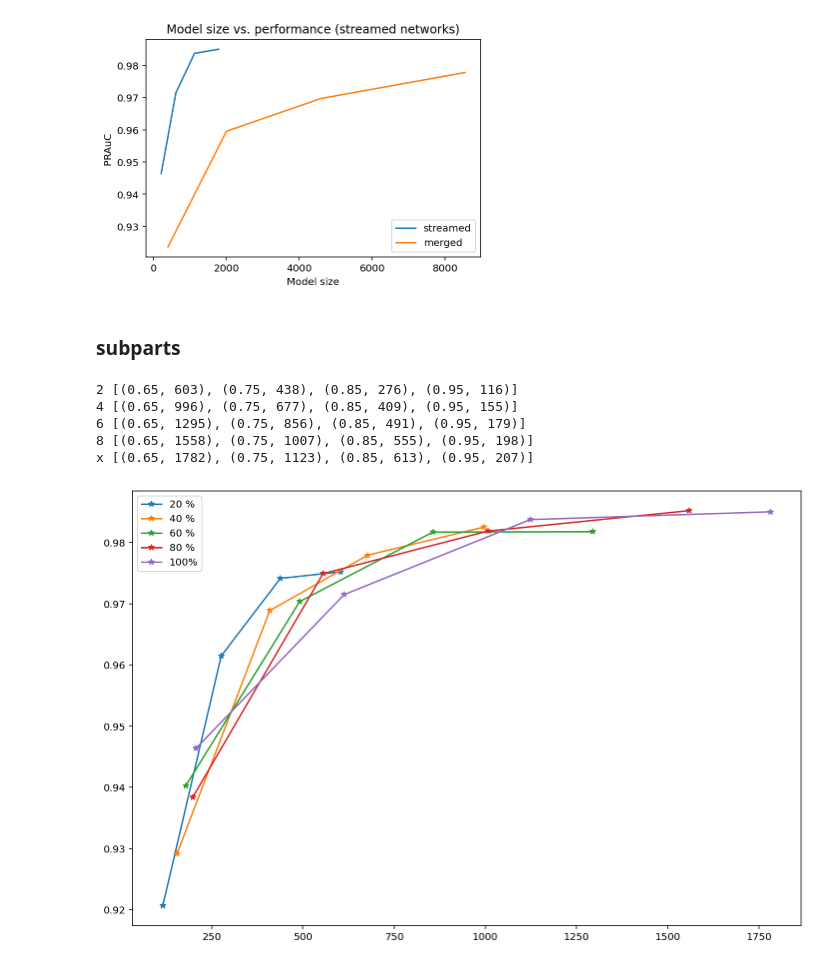
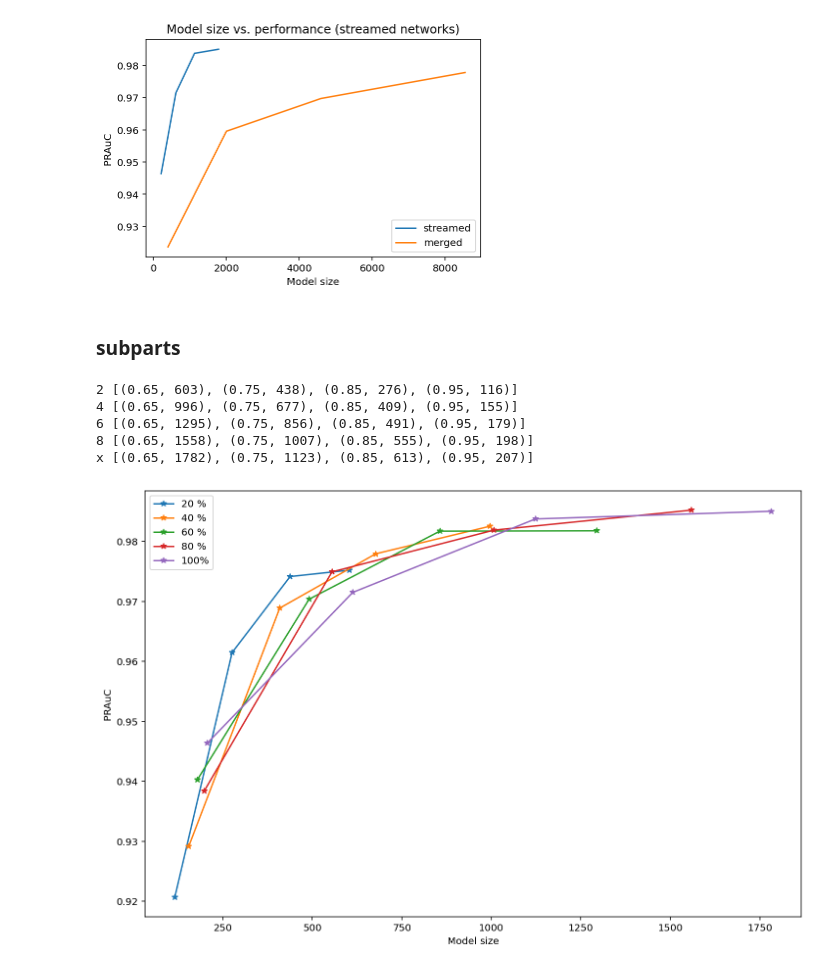
Before and after one commit to jrybicki-jsc/smms, a Jupyter notebook: graphla/cleans.ipynb, the cells around one changed output. Drawn from its saved outputs; the diff is of its cells as text; code cells hidden in the pictures.

Commit message:
random parts

```diff
--- a/graphla/cleans.ipynb
+++ b/graphla/cleans.ipynb
@@ -11,7 +11,8 @@ def get_nets(directory):
     for n in glob.glob(f"{directory}*-voting.pickle"):
         gamma, net = load_net(n)
         nets[gamma] = net
-        sizes = [len(n) for g, n in sorted(nets.items())]
+    nets = dict(sorted(nets.items()))
+    sizes = [len(n) for g, n in nets.items()]
     return nets, sizes
 # %%
 stream_dir = '../res/newclusterres/cleans/streamed/'
@@ -82,34 +83,36 @@ plt.legend()
 plt.ylabel('PRAuC');
 # %% [output]
 [figure]
-# %% [markdown]
-### subparts
-# %%
-all_parts = dict()
-for perc in range(2,10,2):
-    perc_dir = f"../res/newclusterres/cleans/subparts/{perc}/"
-    netz, sizez = get_nets(directory=perc_dir)
-
-    perfz = get_perf(directory=perc_dir, gammas=netz.keys())
-    aucz = {len(netz[gamma]): auc(r1, p1) for gamma, [p1, r1] in sorted(perfz.items())}
-    all_parts[perc] = aucz
-    print(perc, [(gamma, len(netz[gamma])) for gamma in sorted(netz.keys())])
-
-print('x', [(gamma, len(streamed_nets[gamma])) for gamma in sorted(streamed_nets.keys())])
-# %% [output]
-2 [(0.65, 603), (0.75, 438), (0.85, 276), (0.95, 116)]
-4 [(0.65, 996), (0.75, 677), (0.85, 409), (0.95, 155)]
-6 [(0.65, 1295), (0.75, 856), (0.85, 491), (0.95, 179)]
-8 [(0.65, 1558), (0.75, 1007), (0.85, 555), (0.95, 198)]
-x [(0.65, 1782), (0.75, 1123), (0.85, 613), (0.95, 207)]
+# %% [markdown]
+### subparts
+# %%
+all_parts = dict()
+for perc in range(2,10,2):
+    perc_dir = f"../res/newclusterres/cleans/subparts/{perc}/"
+    netz, sizez = get_nets(directory=perc_dir)
+
+    perfz = get_perf(directory=perc_dir, gammas=netz.keys())
+    aucz = {len(netz[gamma]): auc(r1, p1) for gamma, [p1, r1] in sorted(perfz.items())}
+    all_parts[perc] = aucz
+    print(perc, [(gamma, len(netz[gamma])) for gamma in sorted(netz.keys())])
+
+print('x', [(gamma, len(streamed_nets[gamma])) for gamma in sorted(streamed_nets.keys())])
+# %% [output]
+2 [(0.65, 603), (0.75, 438), (0.85, 276), (0.95, 116)]
+4 [(0.65, 996), (0.75, 677), (0.85, 409), (0.95, 155)]
+6 [(0.65, 1295), (0.75, 856), (0.85, 491), (0.95, 179)]
+8 [(0.65, 1558), (0.75, 1007), (0.85, 555), (0.95, 198)]
+x [(0.65, 1782), (0.75, 1123), (0.85, 613), (0.95, 207)]
 # %%
 plt.figure(figsize=(12,8))
 for perc,top in all_parts.items():
     plt.plot(top.keys(),top.values(),'-*', label=f"{perc*10} %")
 
 plt.plot(streamed_aucs.keys(), streamed_aucs.values(),'-*', label='100%')
 
+plt.xlabel('Model size')
+plt.ylabel('PRAuC')
 plt.legend();
 plt.savefig('../fig/subparts.svg', format='svg', bbox_inches = 'tight', dpi=1000);
 # %% [output]
-[figure, old version]
+[figure, new version]
```
Also changed, not shown: parts of 6 cells of this notebook.
